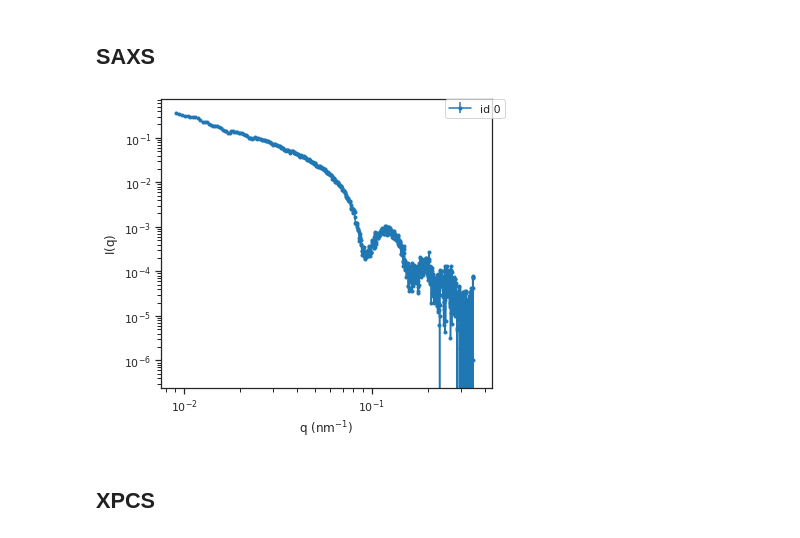
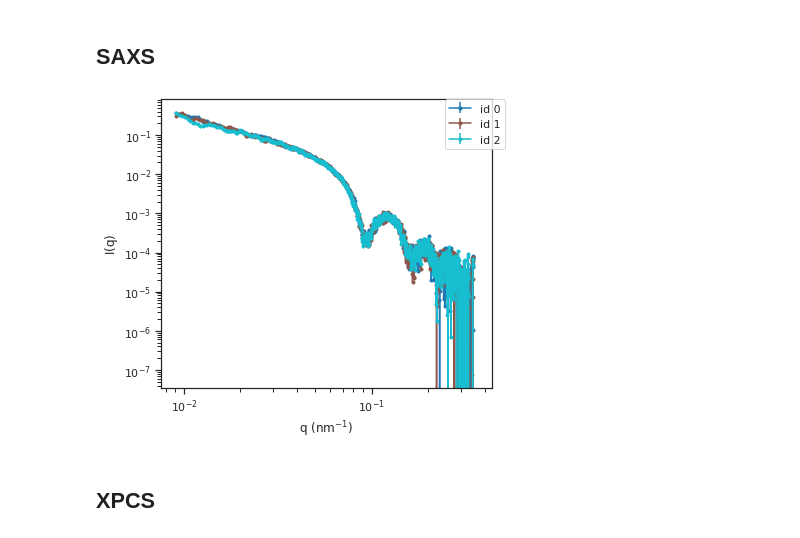
Before and after one commit to reiserm/Xana, a Jupyter notebook: docs/source/Tests.ipynb, the cells around one changed output. Cells and saved outputs as stored; diff of their text form; code cells hidden in the pictures.

```diff
--- a/docs/source/Tests.ipynb
+++ b/docs/source/Tests.ipynb
@@ -328,9 +332,10 @@ The database can be accessed by the `db` attribute of the Xana instance.
 from Xana import Soq
 # %%
 s = Soq(d)
-s.plot_soq(0, Ae=0)
+db = d.db[d.db['analysis']=='saxs']
+s.plot_soq(db.index, Ae=0)
 # %% [output]
-[figure, old version]
+[figure, new version]
 # %% [markdown]
 ## XPCS
 # %%
```
Also changed, not shown: parts of 18 cells of this notebook, 2 other files.
